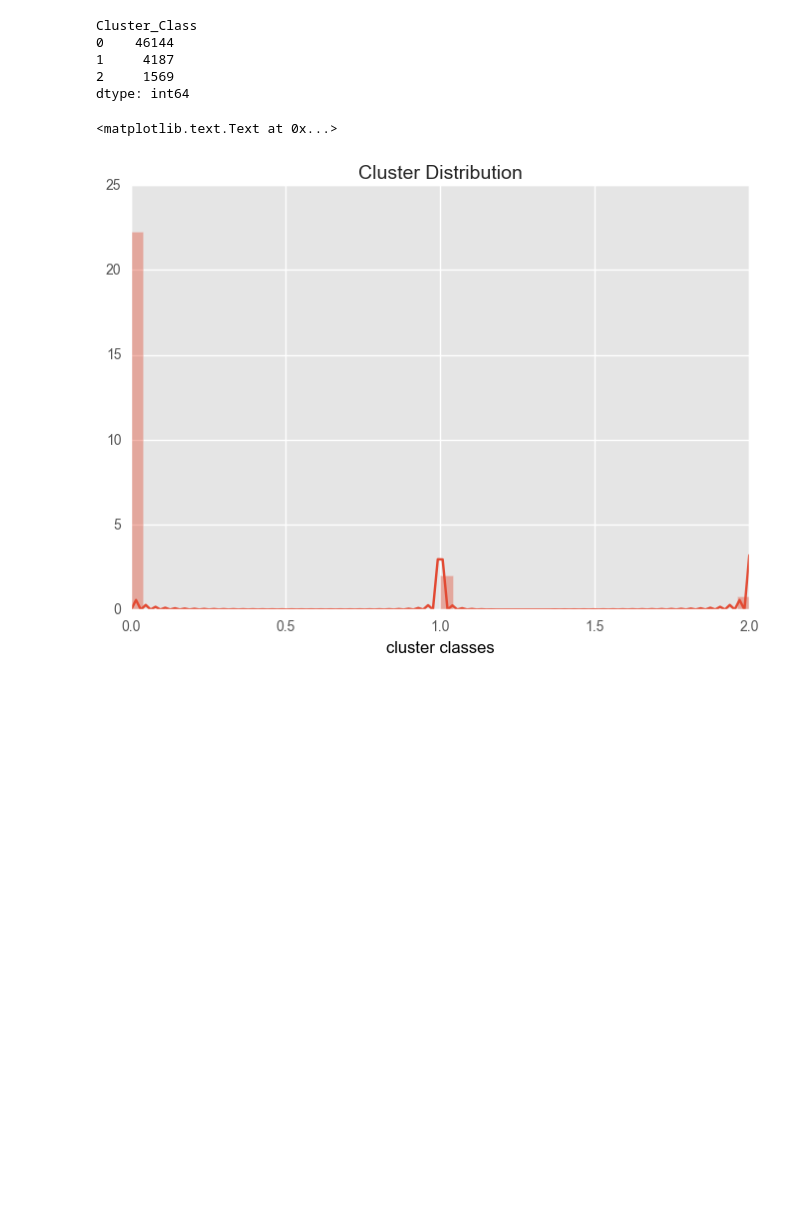
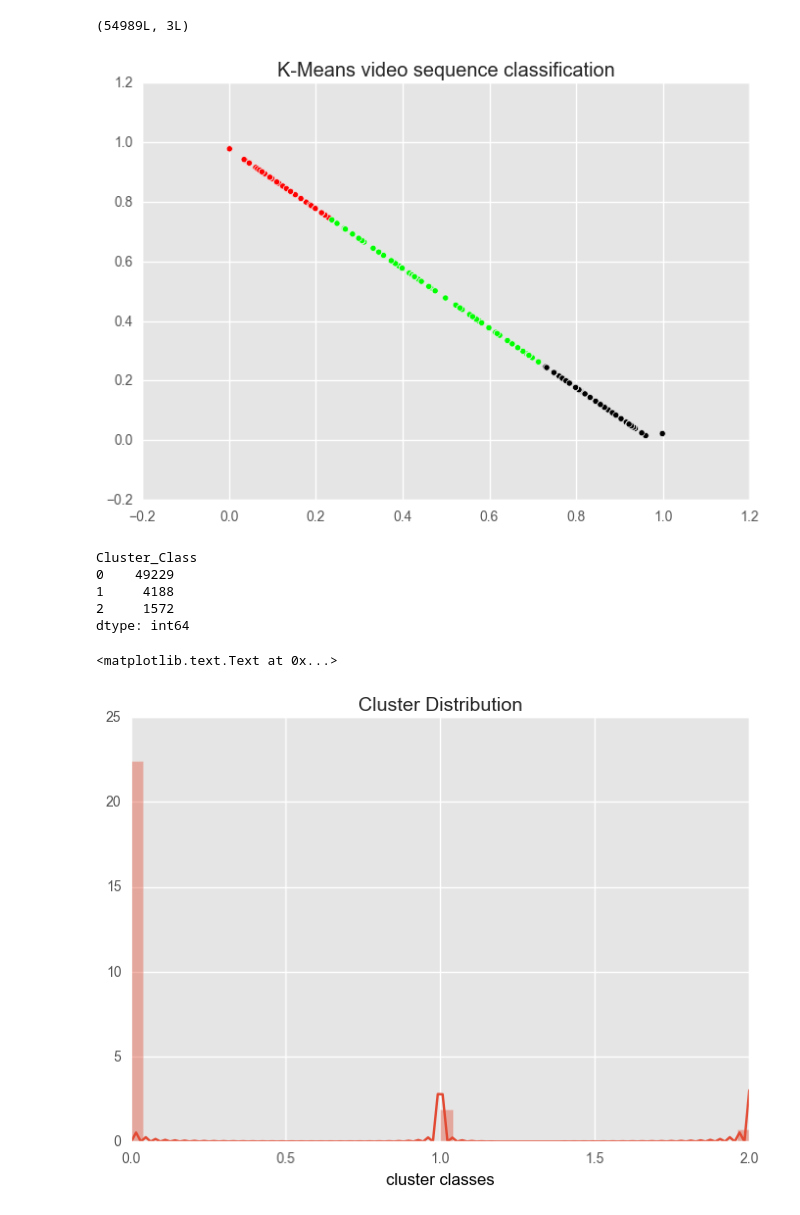
Before and after one commit to Hopenglish-Miners/data-exploration, a Jupyter notebook: jupyter-analysis/new_explorations.ipynb, the cells around one changed output. Drawn from its saved outputs; the diff is of its cells as text; code cells hidden in the pictures; blank space fills up the shorter version.

```diff
--- a/jupyter-analysis/new_explorations.ipynb
+++ b/jupyter-analysis/new_explorations.ipynb
@@ -21,5 +37,4 @@ pd.set_option("display.max_rows", 2000)
 # %%
 data_from_json = pd.read_json('prepped-wo-section.json')
 data_to_frame = pd.DataFrame(data_from_json)
-#data_to_frame = data_to_frame.fillna(-1)
-data_to_frame.head(20)
+data_to_frame = data_to_frame.fillna(0)
@@ -44,6 +41,7 @@ data_to_frame.head(20)
 # %%
-#consider sections?
-data_to_frame['sequence_path_number'] = data_to_frame.groupby(['user']).cumcount()+1
+data_to_frame['user_video_sequence'] = data_to_frame.groupby(['user']).cumcount()+1
+#data_to_frame[data_to_frame['user']==82882]
 #data_to_frame[['postId','user', 'sequence_path_number']]
-data_to_frame.groupby('user').size().sort_values(ascending=[0])
+#data_to_frame.groupby('user').size().sort_values(ascending=[0])
+data_to_frame[data_to_frame['user']==113908]
 # %% [output]
@@ -67,11 +65,11 @@ dtype: int64
 # %%
 # Initialize the model with 2 parameters -- number of clusters and random state.
-kmeans_model = KMeans(n_clusters=3)
-data_to_frame = data_to_frame[data_to_frame['postId'] != 3913]
+kmeans_model = KMeans(n_clusters=3,init='k-means++',random_state=0)
+#data_to_frame = data_to_frame[data_to_frame['postId'] != 3913]
 good_columns = data_to_frame[['avg_incomplete']] #data_to_frame._get_numeric_data()
 
 # Fit the model using the good columns.
-kmeans_model.fit(good_columns)
+kmeans_model.fit_predict(good_columns)
 # Get the cluster assignments.
 labels = kmeans_model.labels_
 data2D = kmeans_model.transform(good_columns)
@@ -86,5 +84,9 @@ data2D = kmeans_model.transform(good_columns)
 
 df_processed = data_to_frame.copy()
 df_processed['Cluster_Class'] = pd.Series(labels, index=df_processed.index)
-df_processed.groupby('user').size
+df_processed.head(10)
+df_processed.groupby('user').size().shape # count unique users
+print("Homogeneity: %0.3f" % metrics.homogeneity_score(labels, labels))
+print("Completeness: %0.3f" % metrics.completeness_score(labels, labels))
+print("V-measure: %0.3f" % metrics.v_measure_score(labels, labels))
 # %% [output]
@@ -99,3 +140,19 @@ plt.scatter(data2D[:,0], data2D[:,1], c=labels)
+# %%
+print data2D.shape
+
+LABEL_COLOR_MAP = {0 : 'red',
+                   1 : 'black',
+                   2 : 'lime',
+                   }
+label_color = [LABEL_COLOR_MAP[l] for l in labels]
+plt.scatter(data2D[:,0], data2D[:,1], marker='o', c=label_color)
+plt.title('K-Means video sequence classification')
+#pl.legend(['Setosa', 'Versicolor', 'Virginica'])
+#plt.legend((label_color),numpoints=1, loc='upper right')
+plt.show()
+# %% [output]
+(54989L, 3L)
+[figure, added]
 # %%
 print df_processed.groupby(['Cluster_Class']).size()
 
@@ -104,9 +161,9 @@ c1.axes.set_title('Cluster Distribution', fontsize=14)
 c1.set_xlabel("cluster classes",color="black")
 # %% [output]
 Cluster_Class
-0    46144
-1     4187
-2     1569
+0    49229
+1     4188
+2     1572
 dtype: int64
 <matplotlib.text.Text at 0x...>
 [figure]
```
Also changed, not shown: parts of 24 cells of this notebook, 6 other files.
